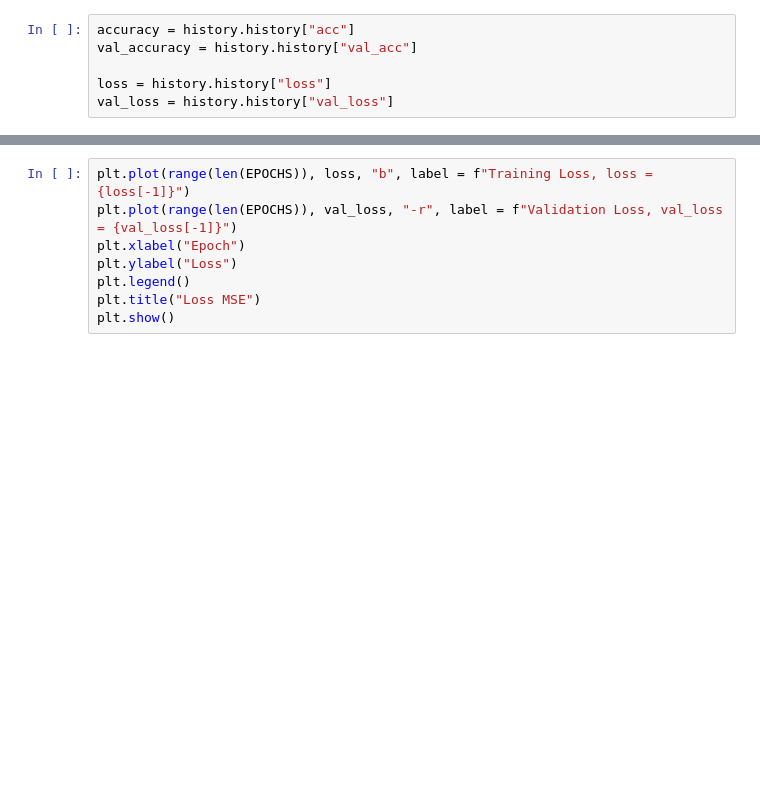
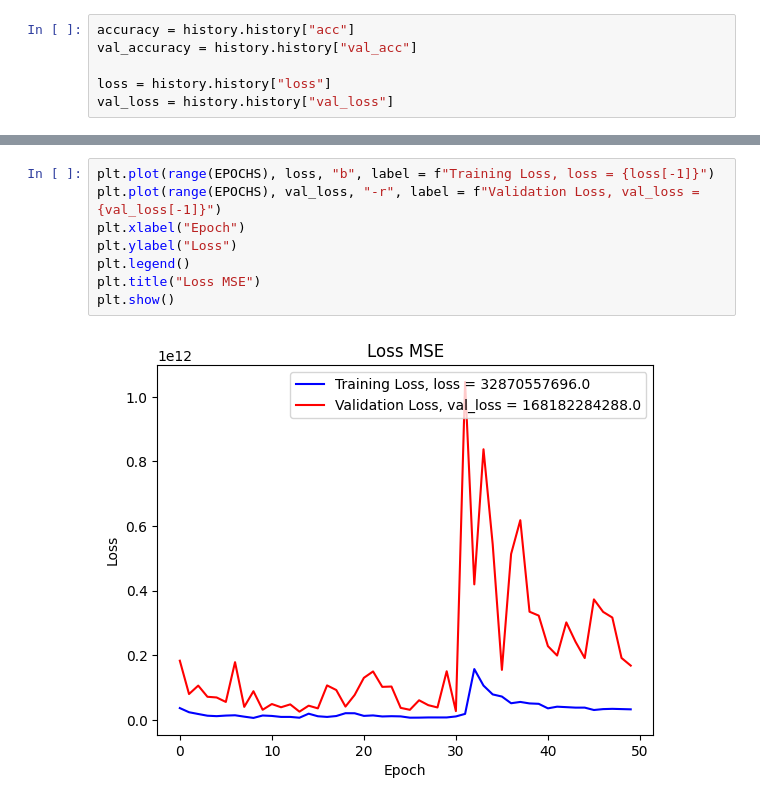
Before and after one commit to okkostenko/crypto_price_prediction_starknet, a Jupyter notebook: model_training/mlp_training.ipynb, the cells around one changed output, grey strips where cells are left out. Saved outputs shown, nothing was run; the diff lists cells and outputs as text; blank space fills up the shorter version.

```diff
--- a/model_training/mlp_training.ipynb
+++ b/model_training/mlp_training.ipynb
@@ -52,8 +133,10 @@ plt.show()
 # %%
-plt.plot(range(len(EPOCHS)), loss, "b", label = f"Training Loss, loss = {loss[-1]}")
-plt.plot(range(len(EPOCHS)), val_loss, "-r", label = f"Validation Loss, val_loss = {val_loss[-1]}")
+plt.plot(range(EPOCHS), loss, "b", label = f"Training Loss, loss = {loss[-1]}")
+plt.plot(range(EPOCHS), val_loss, "-r", label = f"Validation Loss, val_loss = {val_loss[-1]}")
 plt.xlabel("Epoch")
 plt.ylabel("Loss")
 plt.legend()
 plt.title("Loss MSE")
 plt.show()
+# %% [output]
+[figure, added]
```
Also changed, not shown: parts of 19 cells of this notebook, 24 other files.
